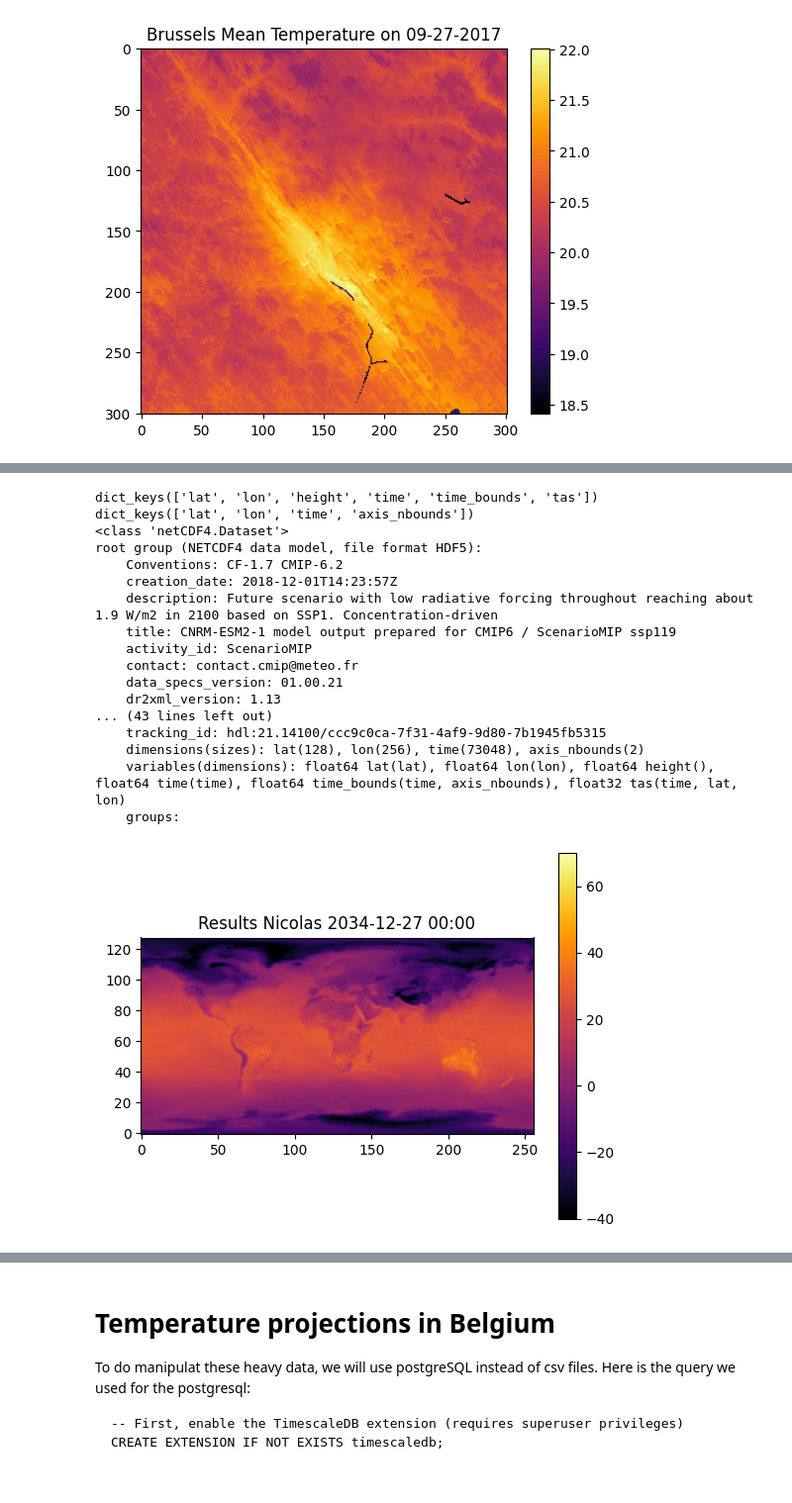
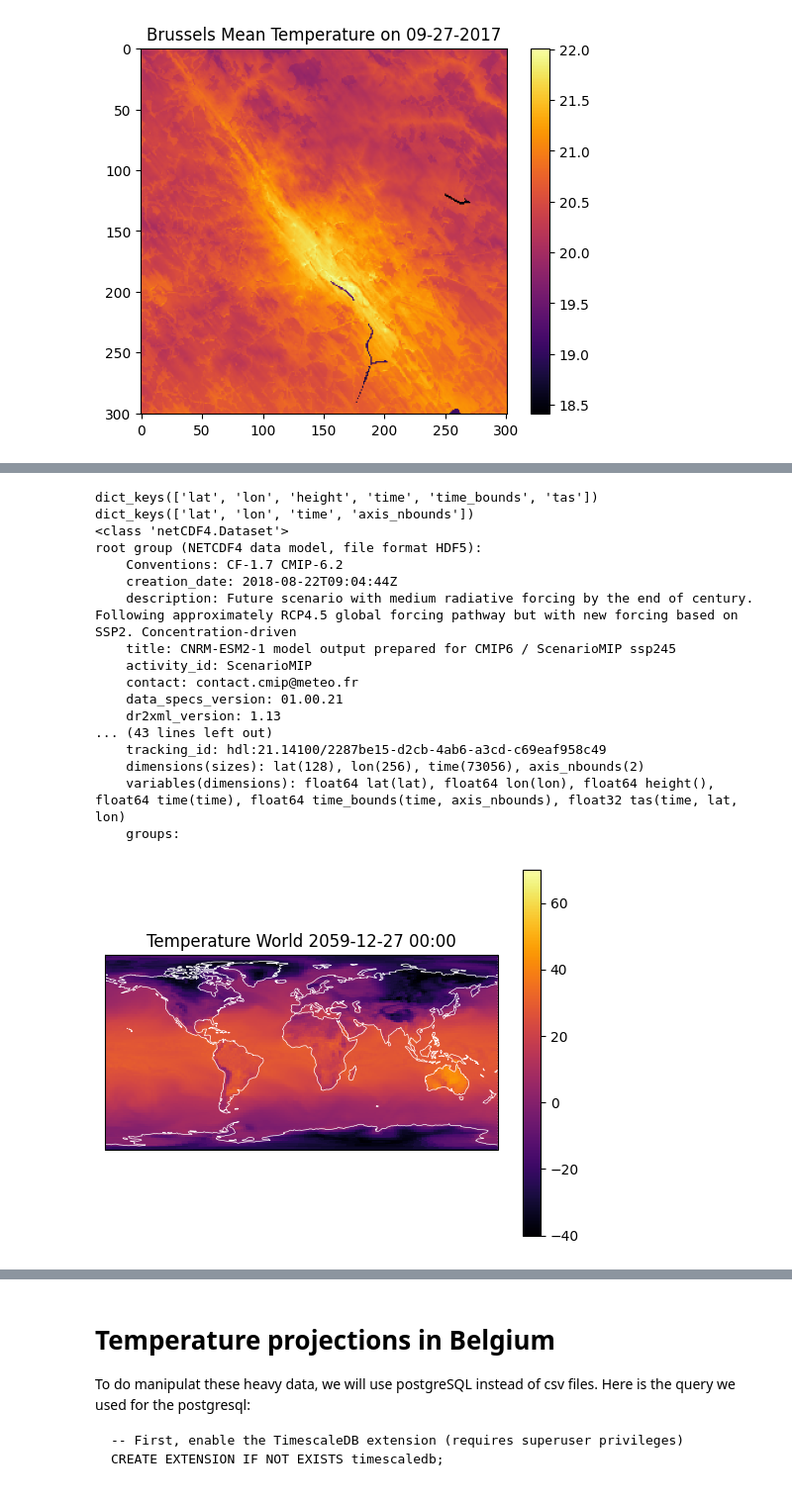
Before and after one commit to J0Hach3z/CoolingClimate, a Jupyter notebook: ead_nc_file.ipynb, the cells around one changed output, grey strips where cells are left out. Shown at 99% size. Drawn from its saved outputs; the diff is of its cells as text; code cells hidden in the pictures.

```diff
--- a/ead_nc_file.ipynb
+++ b/ead_nc_file.ipynb
@@ -137,62 +163,63 @@ root group (NETCDF4 data model, file format HDF5):
+# %%
+fp = '/media/vub-flow/bkp_fettweis/nicghil/CMIP6_3hr/CNRM-ESM2-1/ssp245/tas_3hr_CNRM-ESM2-1_ssp245_r1i1p1f2_gr_204001010300-206501010000.nc'
+nc = netCDF4.Dataset(fp)
+print(nc.variables.keys())  # Lists available variables
+print(nc.dimensions.keys())  # Lists dimensions
+print(nc)  # Prints dataset summary
+# %% [output]
+dict_keys(['lat', 'lon', 'height', 'time', 'time_bounds', 'tas'])
+dict_keys(['lat', 'lon', 'time', 'axis_nbounds'])
+<class 'netCDF4.Dataset'>
+root group (NETCDF4 data model, file format HDF5):
+    Conventions: CF-1.7 CMIP-6.2
+    creation_date: 2018-08-22T09:04:44Z
+    description: Future scenario with medium radiative forcing by the end of century. Following approximately RCP4.5 global forcing pathway but with new forcing based on SSP2. Concentration-driven
+    title: CNRM-ESM2-1 model output prepared for CMIP6 / ScenarioMIP ssp245
+    activity_id: ScenarioMIP
+    contact: contact.cmip@meteo.fr
+    data_specs_version: 01.00.21
+    dr2xml_version: 1.13
+... (43 lines left out)
+    tracking_id: hdl:21.14100/2287be15-d2cb-4ab6-a3cd-c69eaf958c49
+    dimensions(sizes): lat(128), lon(256), time(73056), axis_nbounds(2)
+    variables(dimensions): float64 lat(lat), float64 lon(lon), float64 height(), float64 time(time), float64 time_bounds(time, axis_nbounds), float32 tas(time, lat, lon)
+    groups:
 # %%
-
-fp = '/media/vub-flow/bkp_fettweis/nicghil/CMIP6_3hr/CNRM-ESM2-1/ssp119/tas_3hr_CNRM-ESM2-1_ssp119_r1i1p1f2_gr_201501010300-204001010000.nc'
-nc = netCDF4.Dataset(fp)
-
-print(nc.variables.keys())  # Lists available variables
-print(nc.dimensions.keys())  # Lists dimensions
-print(nc)  # Prints dataset summary
-
 # converting to date
 # res = datetime.strptime(year + "-" + day_num, "%Y-%j").strftime("%m-%d-%Y")
 
 def plot_heat_map(k):
     k = k + 8760/3*20
     plt.clf()# Assuming nc["tas"][k,:,:] is your 2D array
 
-    # Assuming lon is 0-360 and you want to split at 129 (index 128)
-    shift_amount = 115  # Shift by 128 indices to bring 129 to the start
-    rolled_data = np.roll(nc["tas"][k, :, :] - 273.15, shift=shift_amount, axis=1)
+    ax = plt.axes(projection=ccrs.PlateCarree())
 
-    plt.imshow(
-        rolled_data,
-        cmap=mpl.colormaps["inferno"],
-        vmin=-40,
-        vmax=70,
-        origin="lower",
-    )
+    t2m = nc["tas"][k, :, :] -273.15
+    lon = nc["lon"][:]  # Make sure this is the correct variable name
+    lat = nc["lat"][:]  # Make sure this is the correct variable name
+
+    im = plt.pcolormesh(lon, lat, t2m,
+                     cmap="inferno",
+                     vmin=-40,
+                     vmax=70,
+                     shading='auto')
+
+    ax.add_feature(cfeature.COASTLINE, linewidth=0.5, edgecolor = 'white')
 
     # Define the start date
-    start_date = datetime(2015, 1, 1, 0, 0, 0)  # 01-01-2015 00:00:00
+    start_date = datetime(2040, 1, 1, 0, 0, 0)  # 01-01-2015 00:00:00
 
     new_date = start_date + timedelta(hours=3 * k)
 
     # Format the date for matplotlib (e.g., "2015-01-01 15:00:00")
     date_str = new_date.strftime("%Y-%m-%d %H:%M")
 
-    plt.title(f"Results Nicolas {date_str}")
+    plt.title(f"Temperature World {date_str}")
     plt.colorbar()
     return plt
 
-anim = animation.FuncAnimation(plt.figure(), plot_heat_map, interval = 1, frames = 1000, repeat = False)
+anim = animation.FuncAnimation(plt.figure(), plot_heat_map, interval = 1, frames = 24*3*7, repeat = False)
 writer = animation.PillowWriter(fps = 20, metadata=dict(artist='Me'),bitrate=1800)
 anim.save('projection.gif', writer = writer)
 # %% [output]
-dict_keys(['lat', 'lon', 'height', 'time', 'time_bounds', 'tas'])
-dict_keys(['lat', 'lon', 'time', 'axis_nbounds'])
-<class 'netCDF4.Dataset'>
-root group (NETCDF4 data model, file format HDF5):
-    Conventions: CF-1.7 CMIP-6.2
-    creation_date: 2018-12-01T14:23:57Z
-    description: Future scenario with low radiative forcing throughout reaching about 1.9 W/m2 in 2100 based on SSP1. Concentration-driven
-    title: CNRM-ESM2-1 model output prepared for CMIP6 / ScenarioMIP ssp119
-    activity_id: ScenarioMIP
-    contact: contact.cmip@meteo.fr
-    data_specs_version: 01.00.21
-    dr2xml_version: 1.13
-... (43 lines left out)
-    tracking_id: hdl:21.14100/ccc9c0ca-7f31-4af9-9d80-7b1945fb5315
-    dimensions(sizes): lat(128), lon(256), time(73048), axis_nbounds(2)
-    variables(dimensions): float64 lat(lat), float64 lon(lon), float64 height(), float64 time(time), float64 time_bounds(time, axis_nbounds), float32 tas(time, lat, lon)
-    groups:
-[figure, old version]
+[figure, new version]
```
Also changed, not shown: parts of 10 cells of this notebook, 4 other files.
